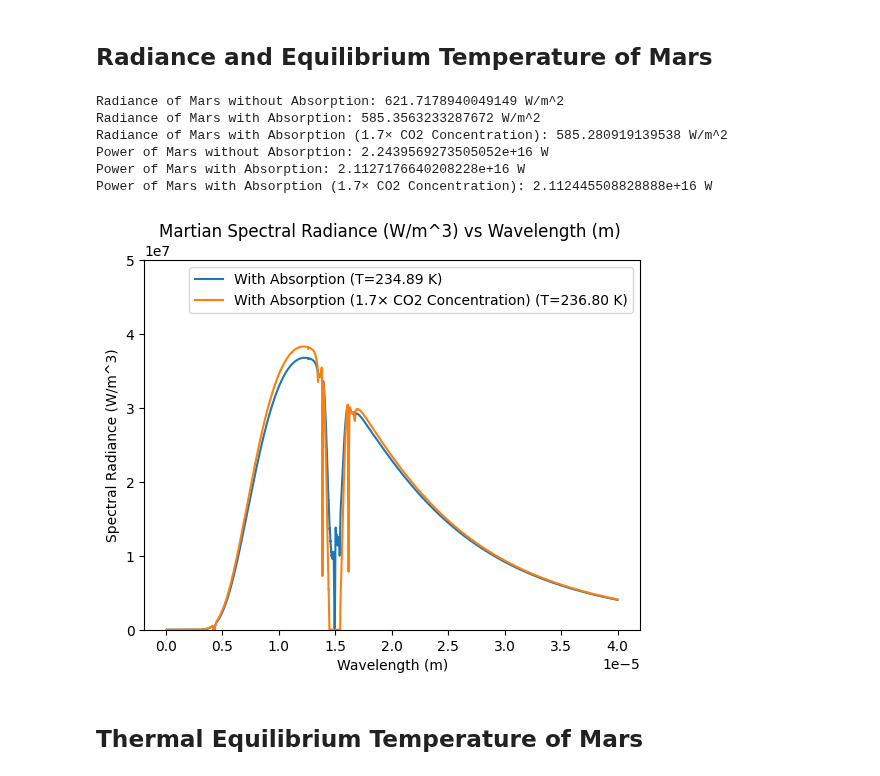
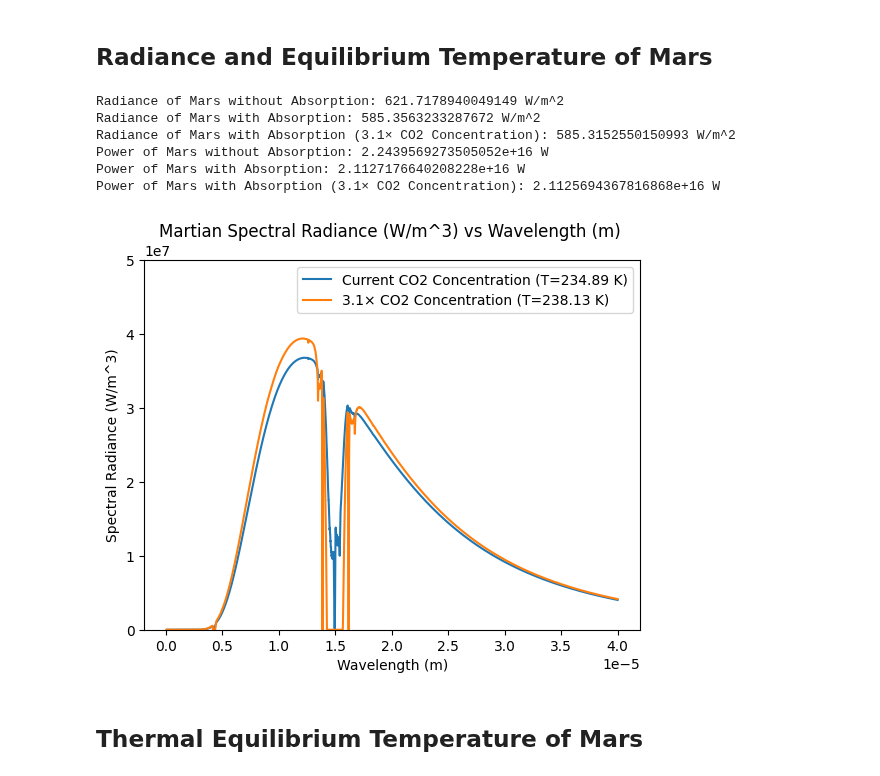
Before and after one commit to kevinthegreat1/HonorsPhysics2, a Jupyter notebook: Unit13/Model.ipynb, the cells around one changed output. Drawn from its saved outputs; the diff is of its cells as text; code cells hidden in the pictures.

Commit message:
Update martian spectral radiance graph

```diff
--- a/Unit13/Model.ipynb
+++ b/Unit13/Model.ipynb
@@ -166,38 +166,38 @@ temperatures_mars = [binary_search(lambda temperature: radiance(wavelengths, tem
 # Calculate Martian Spectral Radiance
 spectral_radiance_mars_without_transmittances = [plancks_law(wavelength, temperatures_mars[0]) * 4 * math.pi for wavelength in tqdm(wavelengths)]
 spectral_radiance_mars = [spectral_radiance(wavelength, temperatures_mars[0], transmittances_for_wavelength) * 4 * math.pi for wavelength, transmittances_for_wavelength in zip(tqdm(wavelengths), relative_transmittances_interpolated[0])]
-spectral_radiance_mars_1 = [spectral_radiance(wavelength, temperatures_mars[1], transmittances_for_wavelength) * 4 * math.pi for wavelength, transmittances_for_wavelength in zip(tqdm(wavelengths), relative_transmittances_interpolated[1])]
+spectral_radiance_mars_3 = [spectral_radiance(wavelength, temperatures_mars[3], transmittances_for_wavelength) * 4 * math.pi for wavelength, transmittances_for_wavelength in zip(tqdm(wavelengths), relative_transmittances_interpolated[3])]
 # %%
 # Calculate Martian Radiance
 radiance_mars_without_transmittances = radiance_from_spectral(wavelengths, spectral_radiance_mars_without_transmittances)
 radiance_mars = radiance_from_spectral(wavelengths, spectral_radiance_mars)
-radiance_mars_1 = radiance_from_spectral(wavelengths, spectral_radiance_mars_1)
+radiance_mars_3 = radiance_from_spectral(wavelengths, spectral_radiance_mars_3)
 
 print(f"Radiance of Mars without Absorption: {radiance_mars_without_transmittances} W/m^2")
 print(f"Radiance of Mars with Absorption: {radiance_mars} W/m^2")
-print(f"Radiance of Mars with Absorption ({relative_co2_concentrations[1]:.1f}× CO2 Concentration): {radiance_mars_1} W/m^2")
+print(f"Radiance of Mars with Absorption ({relative_co2_concentrations[3]:.1f}× CO2 Concentration): {radiance_mars_3} W/m^2")
 
 # Calculate Martian Power
 power_mars_without_transmittances = radiance_mars_without_transmittances * math.pi * radius_mars ** 2
 power_mars = radiance_mars * math.pi * radius_mars ** 2
-power_mars_1 = radiance_mars_1 * math.pi * radius_mars ** 2
+power_mars_3 = radiance_mars_3 * math.pi * radius_mars ** 2
 
 print(f"Power of Mars without Absorption: {power_mars_without_transmittances} W")
 print(f"Power of Mars with Absorption: {power_mars} W")
-print(f"Power of Mars with Absorption ({relative_co2_concentrations[1]:.1f}× CO2 Concentration): {power_mars_1} W")
+print(f"Power of Mars with Absorption ({relative_co2_concentrations[3]:.1f}× CO2 Concentration): {power_mars_3} W")
 # %% [output]
 Radiance of Mars without Absorption: 621.7178940049149 W/m^2
 Radiance of Mars with Absorption: 585.3563233287672 W/m^2
-Radiance of Mars with Absorption (1.7× CO2 Concentration): 585.280919139538 W/m^2
+Radiance of Mars with Absorption (3.1× CO2 Concentration): 585.3152550150993 W/m^2
 Power of Mars without Absorption: 2.2439569273505052e+16 W
 Power of Mars with Absorption: 2.1127176640208228e+16 W
-Power of Mars with Absorption (1.7× CO2 Concentration): 2.112445508828888e+16 W
+Power of Mars with Absorption (3.1× CO2 Concentration): 2.1125694367816868e+16 W
 # %%
 # Graph Mars Spectral Radiance
 plt.ylim(0, 5e7)
-model_utils.graph([(wavelengths, spectral_radiance_mars, f"With Absorption (T={temperatures_mars[0]:.2f} K)"), (wavelengths, spectral_radiance_mars_1, f"With Absorption ({relative_co2_concentrations[1]:.1f}× CO2 Concentration) (T={temperatures_mars[1]:.2f} K)")], "Spectral Radiance", "W/m^3", "Wavelength", "m", "Martian", directory="Graphs/Spectral_Radiance_Mars")
+model_utils.graph([(wavelengths, spectral_radiance_mars, f"Current CO2 Concentration (T={temperatures_mars[0]:.2f} K)"), (wavelengths, spectral_radiance_mars_3, f"{relative_co2_concentrations[3]:.1f}× CO2 Concentration (T={temperatures_mars[3]:.2f} K)")], "Spectral Radiance", "W/m^3", "Wavelength", "m", "Martian", directory="Graphs/Spectral_Radiance_Mars")
 # %% [output]
-[figure, old version]
+[figure, new version]
 # %% [markdown]
 ## Thermal Equilibrium Temperature of Mars
 # %%
```
Also changed, not shown: 1 other file.
